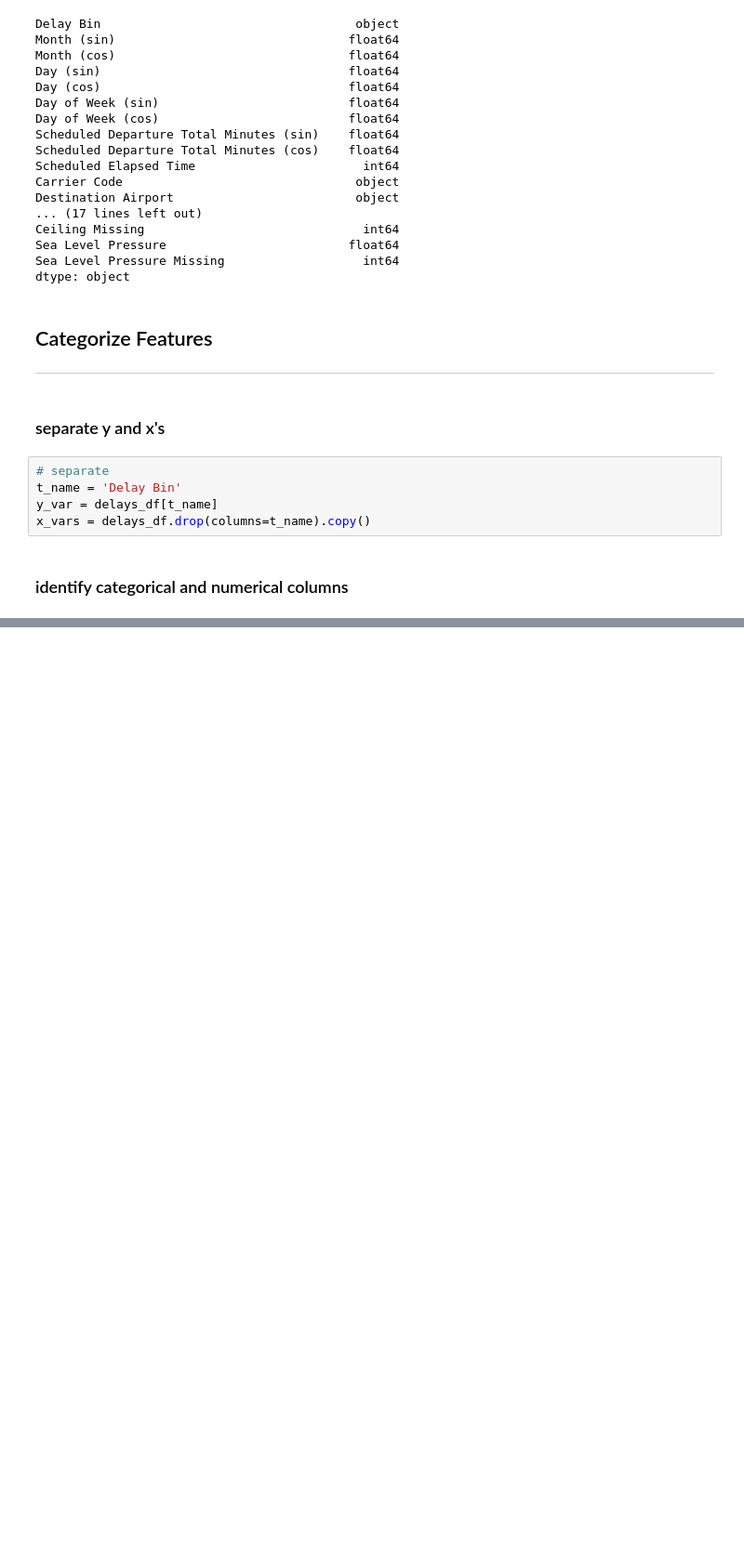
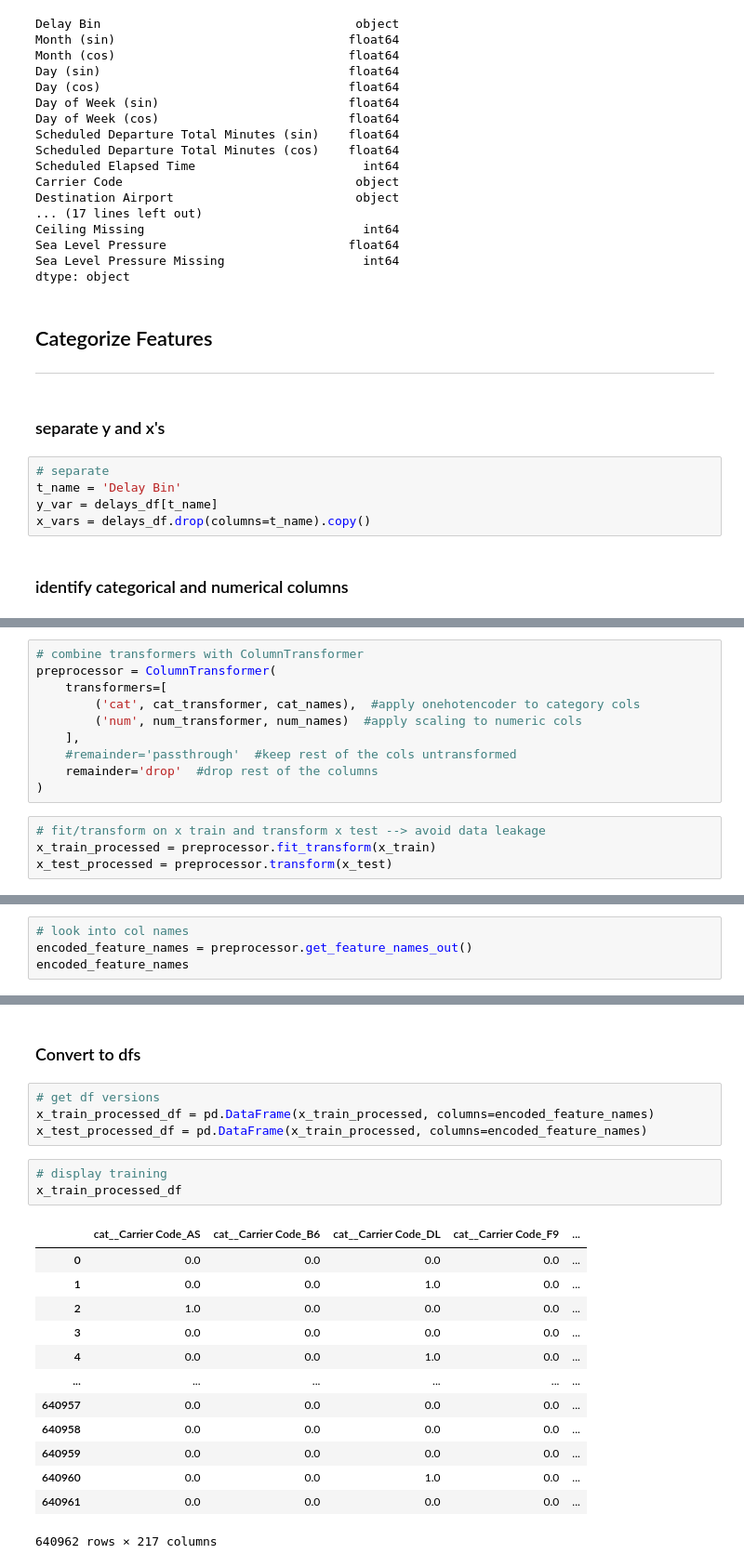
Before and after one commit to brianna-mitri/project-4, a Jupyter notebook: Preprocessing/splitting_data.ipynb, the cells around one changed output, grey strips where cells are left out. Shown at 93% size. Drawn from its saved outputs; the diff is of its cells as text; blank space fills up the shorter version.

Commit message:
Preprocessed data with one hot encoding and standard scaler

```diff
--- a/Preprocessing/splitting_data.ipynb
+++ b/Preprocessing/splitting_data.ipynb
@@ -128,0 +150,14 @@ cat_cols
+# %%
+# combine transformers with ColumnTransformer
+preprocessor = ColumnTransformer(
+    transformers=[
+        ('cat', cat_transformer, cat_names),  #apply onehotencoder to category cols
+        ('num', num_transformer, num_names)  #apply scaling to numeric cols
+    ],
+    #remainder='passthrough'  #keep rest of the cols untransformed
+    remainder='drop'  #drop rest of the columns
+)
+# %%
+# fit/transform on x train and transform x test --> avoid data leakage
+x_train_processed = preprocessor.fit_transform(x_train)
+x_test_processed = preprocessor.transform(x_test)
@@ -128,0 +188,4 @@ cat_cols
+# %%
+# look into col names
+encoded_feature_names = preprocessor.get_feature_names_out()
+encoded_feature_names
@@ -128,0 +210,23 @@ cat_cols
+# %% [markdown]
+### Convert to dfs
+# %%
+# get df versions
+x_train_processed_df = pd.DataFrame(x_train_processed, columns=encoded_feature_names)
+x_test_processed_df = pd.DataFrame(x_train_processed, columns=encoded_feature_names)
+# %%
+# display training
+x_train_processed_df
+# %% [output]
+|  | cat__Carrier Code_AS | cat__Carrier Code_B6 | cat__Carrier Code_DL | cat__Carrier Code_F9 | ... |
+| 0 | 0.0 | 0.0 | 0.0 | 0.0 | ... |
+| 1 | 0.0 | 0.0 | 1.0 | 0.0 | ... |
+| 2 | 1.0 | 0.0 | 0.0 | 0.0 | ... |
+| 3 | 0.0 | 0.0 | 0.0 | 0.0 | ... |
+| 4 | 0.0 | 0.0 | 1.0 | 0.0 | ... |
+| ... | ... | ... | ... | ... | ... |
+| 640957 | 0.0 | 0.0 | 0.0 | 0.0 | ... |
+| 640958 | 0.0 | 0.0 | 0.0 | 0.0 | ... |
+| 640959 | 0.0 | 0.0 | 0.0 | 0.0 | ... |
+| 640960 | 0.0 | 0.0 | 1.0 | 0.0 | ... |
+| 640961 | 0.0 | 0.0 | 0.0 | 0.0 | ... |
+640962 rows × 217 columns
```
Also changed, not shown: parts of 15 cells of this notebook.
